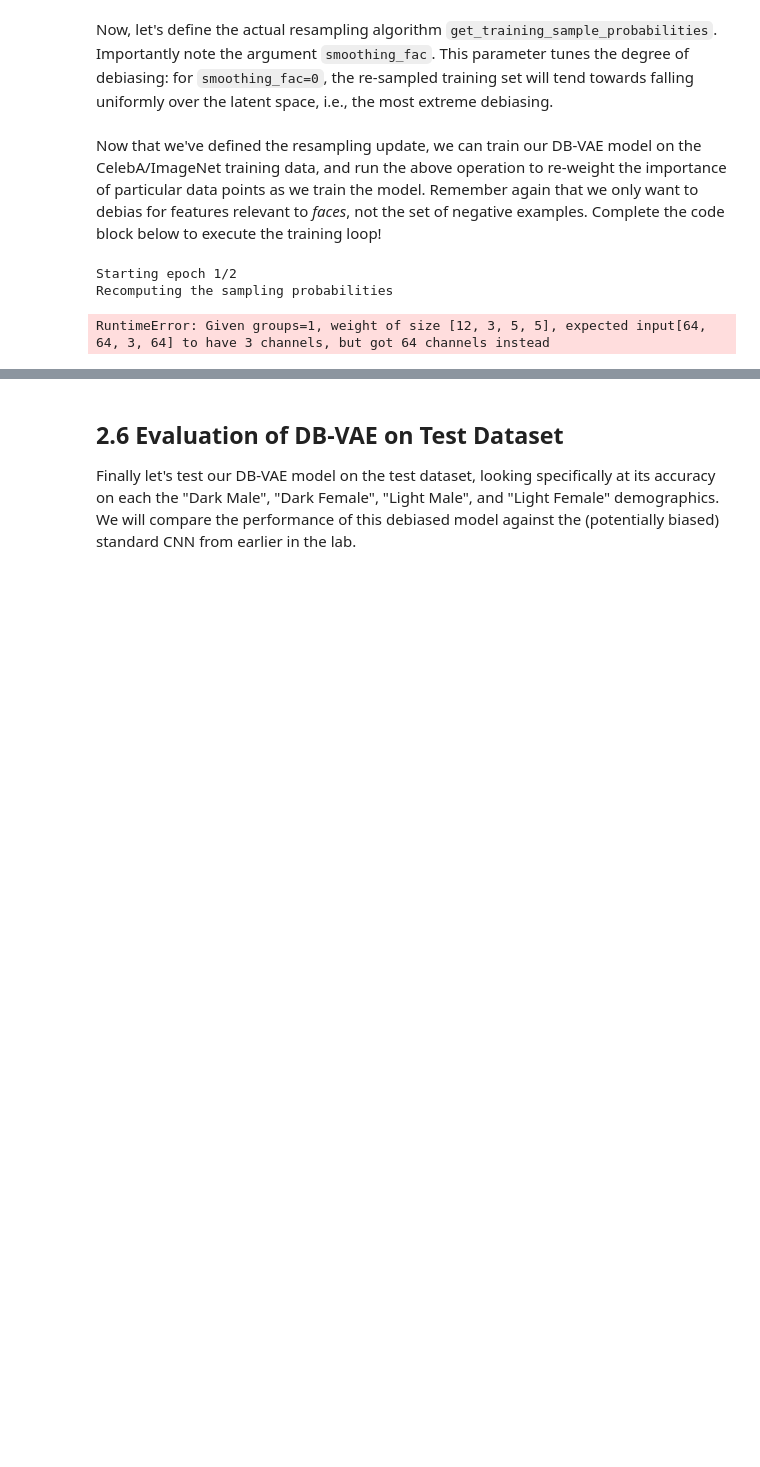
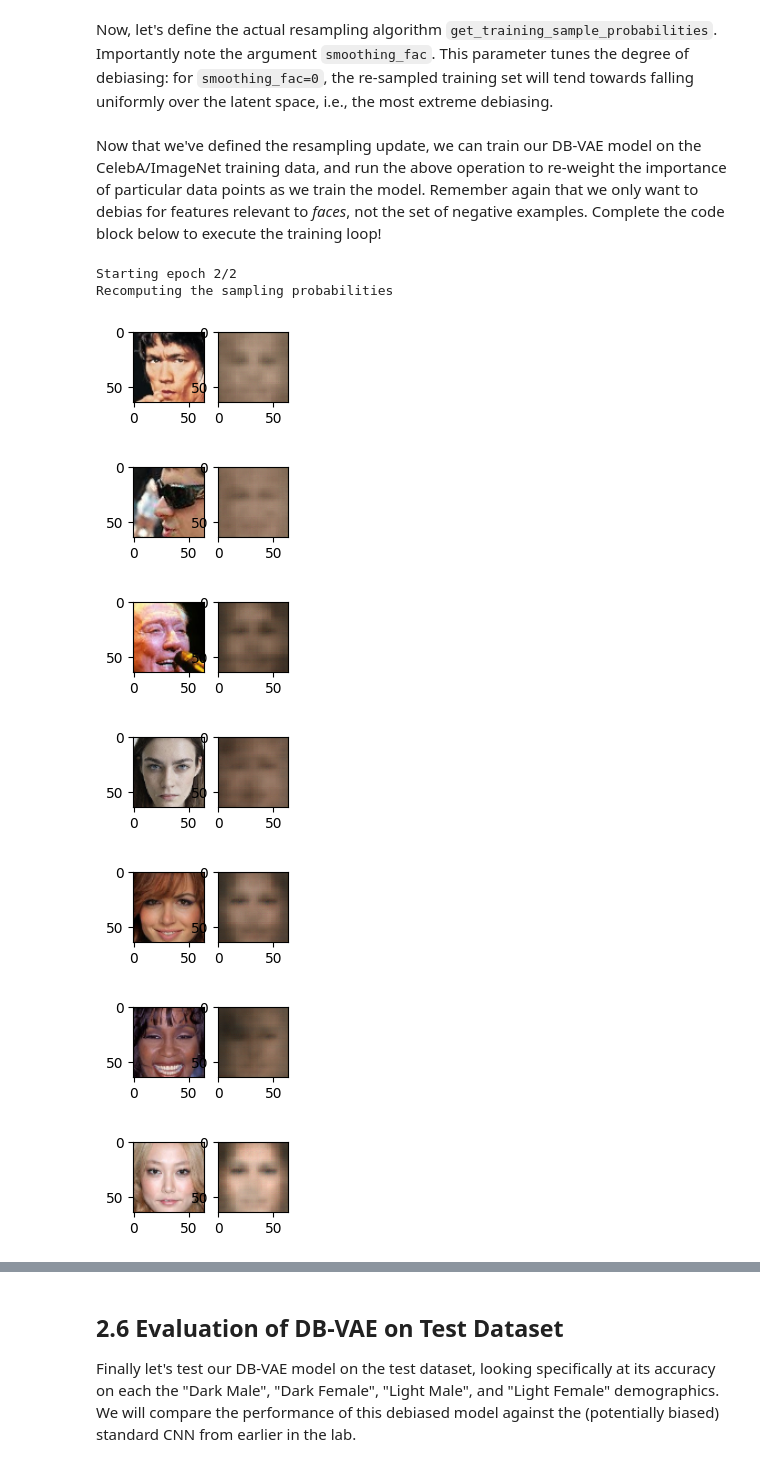
Before and after one commit to felix-h-kong/introtodeeplearning, a Jupyter notebook: lab2/PT_Part2_Debiasing.ipynb, the cells around one changed output, grey strips where cells are left out. Saved outputs shown, nothing was run; the diff lists cells and outputs as text; code cells hidden in the pictures; blank space fills up the shorter version.

```diff
--- a/lab2/PT_Part2_Debiasing.ipynb
+++ b/lab2/PT_Part2_Debiasing.ipynb
@@ -857,35 +857,41 @@ all_faces = loader.get_all_train_faces()
 # The training loop -- outer loop iterates over the number of epochs
 step = 0
 for i in range(params["num_epochs"]):
     IPython.display.clear_output(wait=True)
     print("Starting epoch {}/{}".format(i + 1, params["num_epochs"]))
 
     # Recompute data sampling proabilities
     """TODO: recompute the sampling probabilities for debiasing"""
-    p_faces = get_training_sample_probabilities(images,dbvae) # TODO
+    p_faces = get_training_sample_probabilities(all_faces,dbvae) # TODO
 
     # get a batch of training data and compute the training step
     for j in tqdm(range(loader.get_train_size() // params["batch_size"])):
         # load a batch of data
         (x, y) = loader.get_batch(params["batch_size"], p_pos=p_faces)
         x = torch.from_numpy(x).float().to(device)
         y = torch.from_numpy(y).float().to(device)
 
         # loss optimization
         loss = debiasing_train_step(x, y)
         loss_value = loss.detach().cpu().numpy()
         # experiment.log_metric("loss", loss_value, step=step)
 
         # plot the progress every 200 steps
         if j % 500 == 0:
             mdl.util.plot_sample(x, y, dbvae, backend="pt")
 
         step += 1
 
 # experiment.end()
 # %% [output]
-Starting epoch 1/2
+Starting epoch 2/2
 Recomputing the sampling probabilities
-RuntimeError: Given groups=1, weight of size [12, 3, 5, 5], expected input[64, 64, 3, 64] to have 3 channels, but got 64 channels instead
+[figure, added]
+[figure, added]
+[figure, added]
+[figure, added]
+[figure, added]
+[figure, added]
+[figure, added]
 # %% [markdown]
 Wonderful! Now we should have a trained and (hopefully!) debiased facial classification model, ready for evaluation!
```
Also changed, not shown: parts of 9 cells of this notebook, 1 other file.
